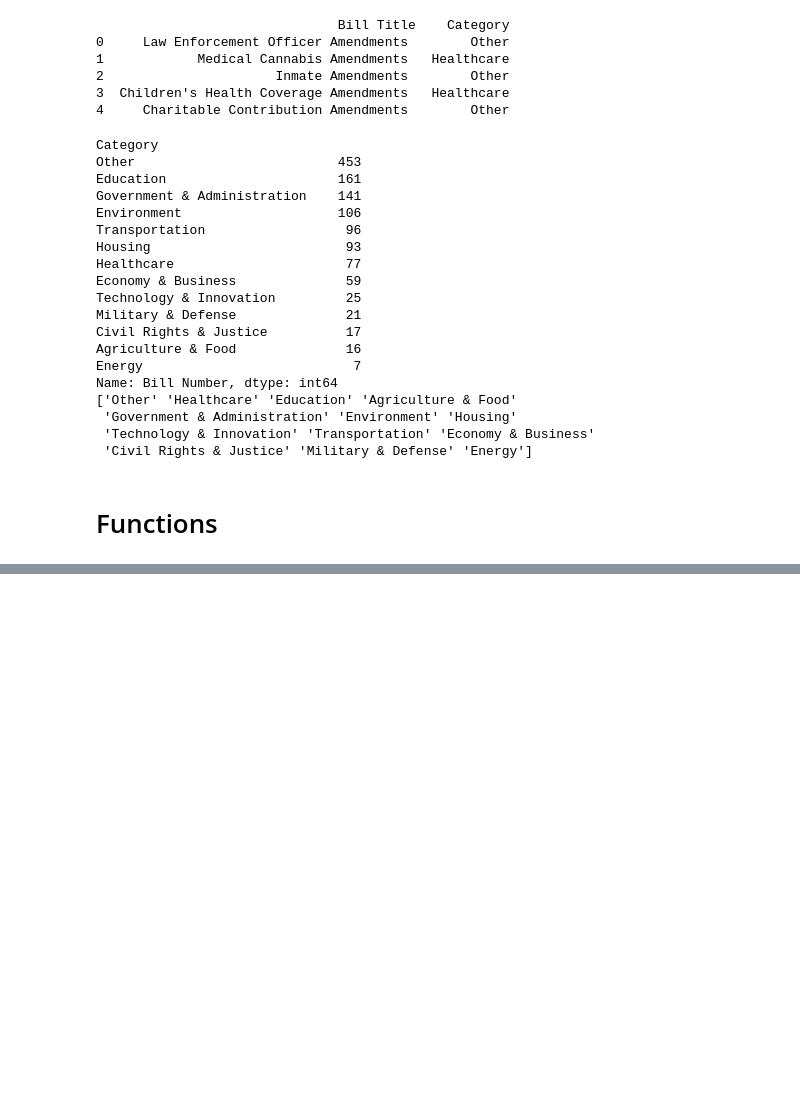
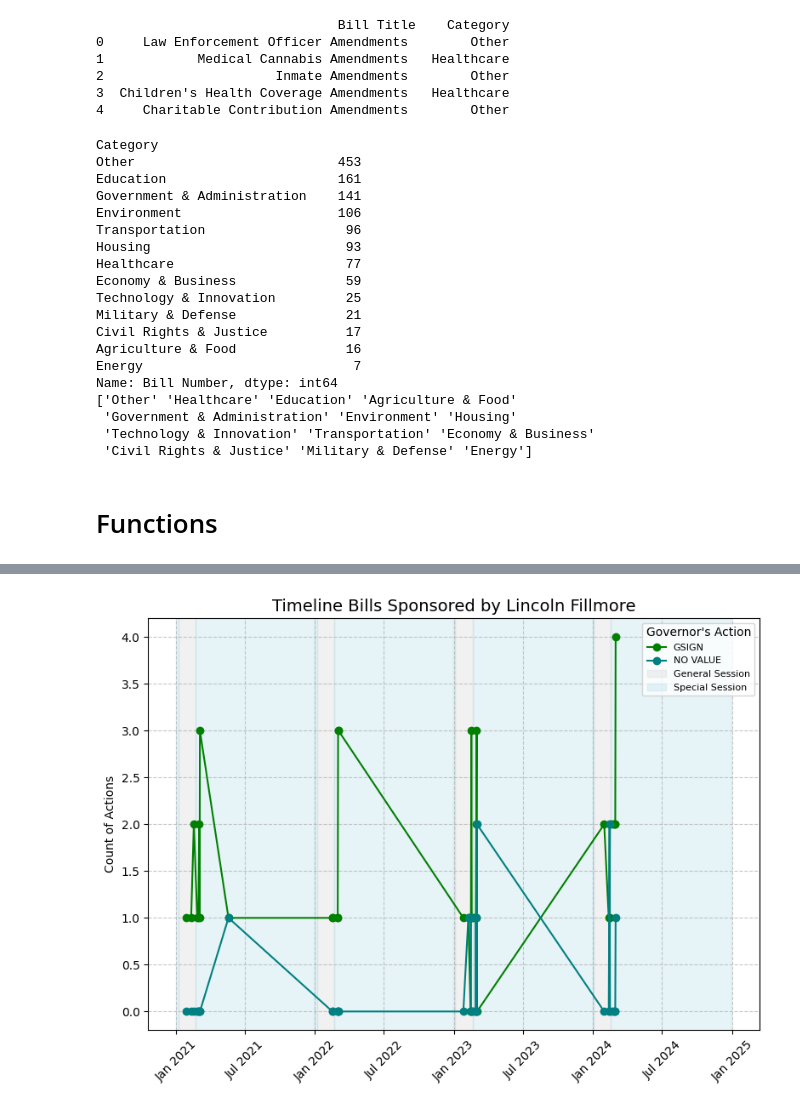
Before and after one commit to CristylePGarrard/ElectionTime, a Jupyter notebook: legislative_branch_kpi.ipynb, the cells around one changed output, grey strips where cells are left out. Saved outputs shown, nothing was run; the diff lists cells and outputs as text; code cells hidden in the pictures; blank space fills up the shorter version.

Commit message:
making changes to the timeline chart

```diff
--- a/legislative_branch_kpi.ipynb
+++ b/legislative_branch_kpi.ipynb
@@ -937,0 +985,77 @@ Treemap Chart for Todd Weiler in District 8 has been created with 68 bills.
+# %%
+# let's udate the timeline chart to make it more understandable.
+# The regular session starts on the 4th monday of January and goes for 45 days.
+# if the bills were passed after this it would be in a special session
+
+from datetime import timedelta
+
+name_on_ballot = 'LINCOLN FILLMORE'
+
+df = merged_df.copy()
+
+if df.loc[df['Name on Ballot'] == name_on_ballot].empty:
+    print(f"No data found for {name_on_ballot}")
+
+if df.loc[(~df['Bill Number'].isna()) & (df['Name on Ballot'] == name_on_ballot)].empty:
+    print(f"No bills found for {name_on_ballot}")
+
+candidate_bills = df[df['Name on Ballot'] == name_on_ballot]
+candidate_name = " ".join([x.capitalize() for x in name_on_ballot.split()])
+display_district = candidate_bills['Display District'].iloc[0] if not candidate_bills.empty else "N/A"
+total_bills = len(candidate_bills)
+office = candidate_bills['Office'].iloc[0] if not candidate_bills.empty else "N/A"
+
+candidate_bills['Date Passed'] = pd.to_datetime(candidate_bills['Date Passed'])
+timeline_data = candidate_bills.groupby(['Date Passed', 'Governor\'s Action']).size().unstack(fill_value=0)
+fig, ax = plt.subplots(figsize=(8, 6))
+
+for action in timeline_data.columns:
+    ax.plot(timeline_data.index, timeline_data[action],
+            label=action,
+            marker='o',
+            color=color_map.get(action, 'black'))
+
+ax.set_title(f"Timeline Bills Sponsored by {candidate_name}", fontsize=14)
+ax.set_ylabel("Count of Actions")
+ax.set_xlabel("")
+ax.legend(title='Governor\'s Action', loc='upper right', fontsize=8)
+ax.grid(True, linestyle='--', alpha=0.7)
+
+ax.xaxis.set_major_formatter(mdates.DateFormatter('%b %Y'))
+plt.xticks(rotation=45)
+
+# Highlighting the General and Special sessions
+# Calculate sessions for each year present in the data
+years = candidate_bills['Date Passed'].dt.year.unique()
+
+for year in years:
+    # Find the fourth Monday in January
+    january_first = pd.to_datetime(f"{year}-01-01")
+    fourth_monday = january_first + pd.DateOffset(days=(3 - january_first.weekday() + 28) % 7)
+    general_session_end = fourth_monday + timedelta(days=45)
+
+    print(fourth_monday, general_session_end)
+    # Highlight the General Session period
+    ax.axvspan(fourth_monday, general_session_end,
+                color='lightgray', alpha=0.3, label='General Session' if year == years.min() else "")
+
+    # Highlight the periods outside of the General Session as Special Session
+    if year == years.min():
+        ax.axvspan(pd.to_datetime(f"{year}-01-01"), fourth_monday,
+                    color='lightblue', alpha=0.3, label='Special Session')
+    else:
+        ax.axvspan(pd.to_datetime(f"{year}-01-01"), fourth_monday,
+                    color='lightblue', alpha=0.3)
+
+    ax.axvspan(general_session_end, pd.to_datetime(f"{year}-12-31"),
+                color='lightblue', alpha=0.3)
+
+# Remove duplicate labels in the legend
+handles, labels = ax.get_legend_handles_labels()
+unique_labels = dict(zip(labels, handles))
+ax.legend(unique_labels.values(), unique_labels.keys(), title='Governor\'s Action', loc='upper right', fontsize=8)
+
+plt.tight_layout()
+
+plt.show()
+# %% [output]
@@ -937,0 +1066 @@ Treemap Chart for Todd Weiler in District 8 has been created with 68 bills.
+[figure, added]
```
Also changed, not shown: parts of 6 cells of this notebook.
